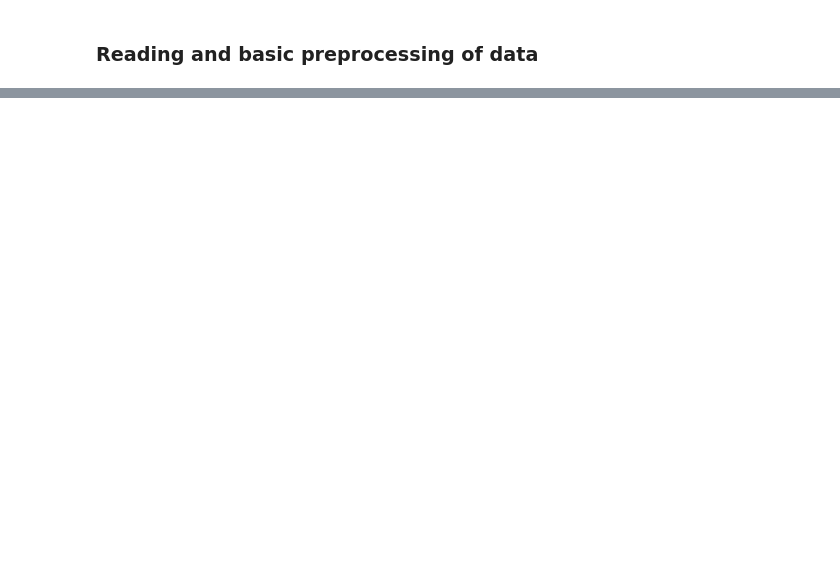
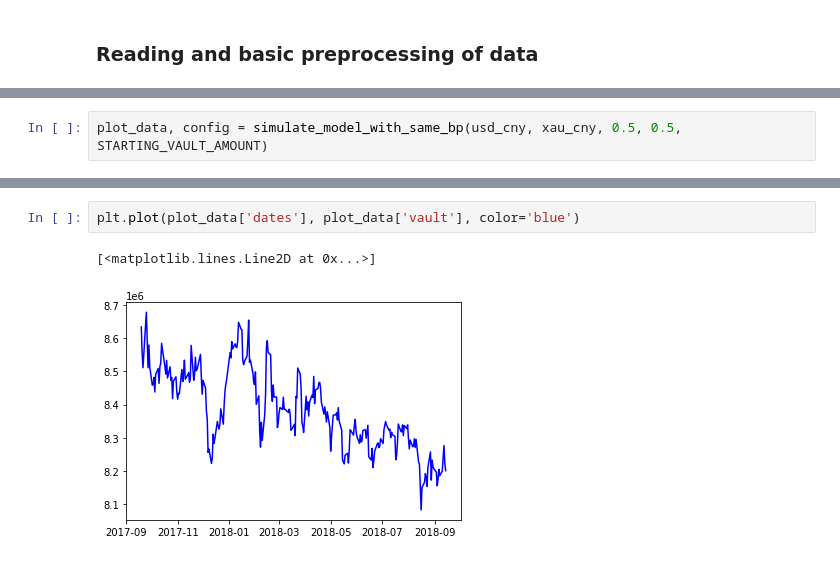
Before and after one commit to MahaDAO/arth-collateral-modeling, a Jupyter notebook: scripts/app.ipynb, the cells around one changed output, grey strips where cells are left out. Saved outputs shown, nothing was run; the diff lists cells and outputs as text; blank space fills up the shorter version.

```diff
--- a/scripts/app.ipynb
+++ b/scripts/app.ipynb
@@ -156,0 +241,2 @@ for i in A.index.to_list():
+# %%
+plot_data, config = simulate_model_with_same_bp(usd_cny, xau_cny, 0.5, 0.5, STARTING_VAULT_AMOUNT)
@@ -156,0 +261,5 @@ for i in A.index.to_list():
+# %%
+plt.plot(plot_data['dates'], plot_data['vault'], color='blue')
+# %% [output]
+[<matplotlib.lines.Line2D at 0x...>]
+[figure, added]
```
Also changed, not shown: parts of 18 cells of this notebook.
